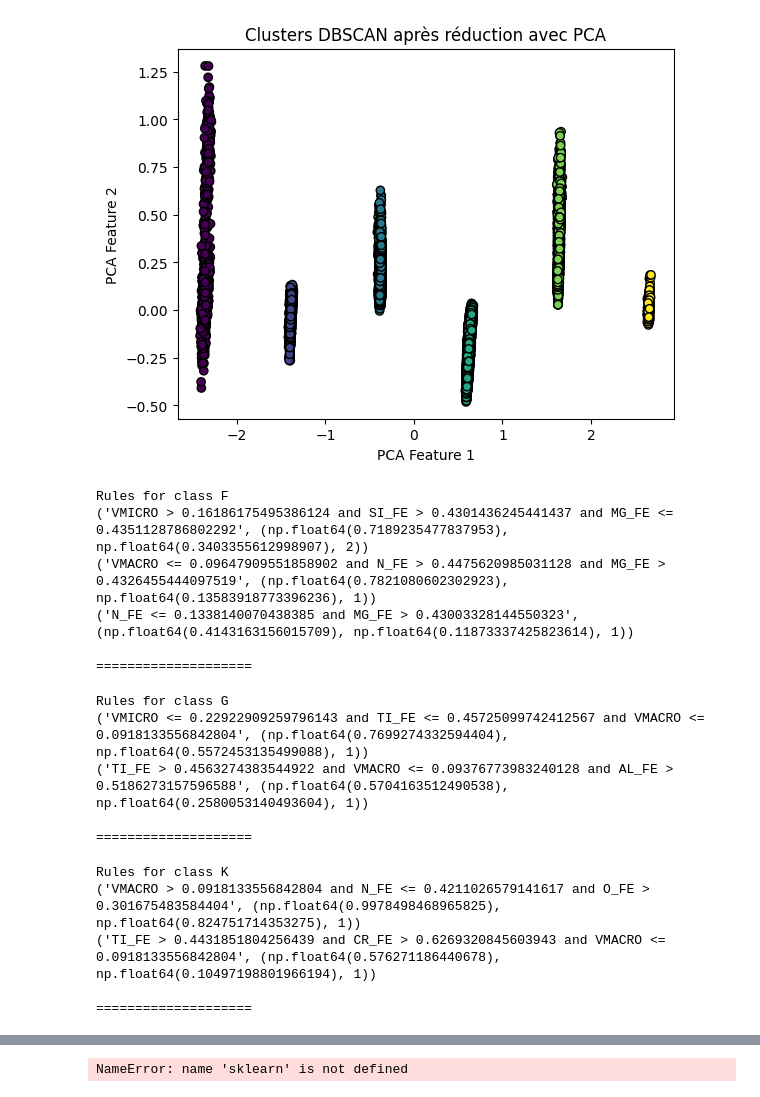
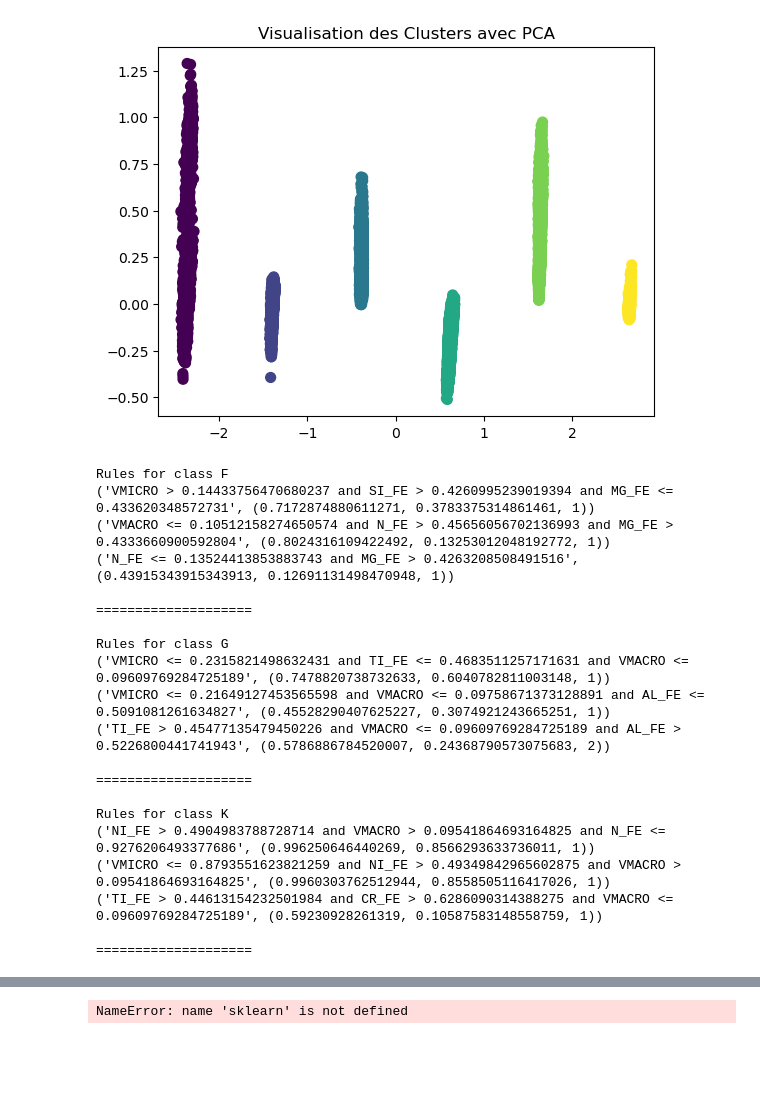
Before and after one commit to astrodeepnet/students-project-2024, a Jupyter notebook: notebooks/s2/Clustering.ipynb, the cells around one changed output, grey strips where cells are left out. Cells and saved outputs as stored; diff of their text form; code cells hidden in the pictures; blank space fills up the shorter version.

Commit message:
clustering avancement

```diff
--- a/notebooks/s2/Clustering.ipynb
+++ b/notebooks/s2/Clustering.ipynb
@@ -75,11 +76,11 @@ plt.show()
 k = 4  # Exemple pour 4 clusters
 
 # Appliquer KMeans
-kmeans = KMeans(n_clusters=k, random_state=42)  # random_state pour la reproductibilité
+kmeans = KMeans(n_clusters=4, random_state=42)  # random_state pour la reproductibilité
 kmeans.fit(data)  # Entrée des données normalisées
 
 # Obtenir les labels des clusters (indices de chaque cluster pour chaque point)
 labels = kmeans.labels_
 
 # Ajouter les labels au dataframe pour faciliter l'analyse
-data['Cluster'] = labels
+data.loc[:, 'Cluster'] = labels
@@ -234,10 +230,10 @@ ModuleNotFoundError: No module named 'plotly'
 # %%
 # DBSCAN
 # %%
-echantillon = data.sample(frac=0.1, random_state=42)  # 10% des données
+echantillon = data.sample(frac=0.25, random_state=42)  # 10% des données
 # %%
 # Appliquer DBSCAN
-dbscan = DBSCAN(eps=0.3, min_samples=10)  # Ajuste ces paramètres en fonction de ton dataset
+dbscan = DBSCAN(eps=0.3, min_samples=40)  # paramètres Epsilon : distance max entre 2 points, min_sample : nombre de points min pour former une région dense
 labels = dbscan.fit_predict(echantillon)
 # %%
 # Ajouter les labels au dataframe
@@ -270,16 +256,13 @@ plt.show()
 # %%
-from sklearn.decomposition import PCA
-
+# Pourquoi c'est moche comme ca
 pca = PCA(n_components=2)
-X_reduced = pca.fit_transform(echantillon)  # Réduit à 2 dimensions
-
-plt.scatter(X_reduced[:, 0], X_reduced[:, 1], c=labels, cmap='viridis', marker='o', edgecolors='k')
-plt.title("Clusters DBSCAN après réduction avec PCA")
-plt.xlabel("PCA Feature 1")
-plt.ylabel("PCA Feature 2")
+reduced_data = pca.fit_transform(echantillon)
+# Visualisation des clusters
+plt.scatter(reduced_data[:, 0], reduced_data[:, 1], c=labels, cmap='viridis', s=50)
+plt.title('Visualisation des Clusters avec PCA')
 plt.show()
 # %% [output]
-[figure, old version]
+[figure, new version]
 # %%
 #Skope-rules
 # %%
@@ -292,13 +277,13 @@ from skrules import SkopeRules
 # %%
-X = all_data[variable_utiles].values  # Extraction des variables utiles
+X = echantillon_all_data[variable_utiles].values  # Extraction des variables utiles
 
-y = all_data['class_spectral']  # Supposons que votre dataset a une colonne cible "target"
+y = echantillon_all_data['class_spectral']  # Supposons que votre dataset a une colonne cible "target"
 
 clf = SkopeRules(max_depth_duplication=2,
-                 n_estimators=30,
-                 precision_min=0.3,
-                 recall_min=0.1,
-                 feature_names=variable_utiles)
+                n_estimators=30,
+                precision_min=0.3,
+                recall_min=0.1,
+                feature_names=variable_utiles)
 
 # On entraîne un modèle pour chaque classe présente dans y
 for idx in sorted(set(y)):
@@ -310,18 +295,22 @@ for idx in sorted(set(y)):
     print('\n' + '=' * 20 + '\n')
 # %% [output]
 Rules for class F
-('VMICRO > 0.16186175495386124 and SI_FE > 0.4301436245441437 and MG_FE <= 0.4351128786802292', (np.float64(0.7189235477837953), np.float64(0.3403355612998907), 2))
-('VMACRO <= 0.09647909551858902 and N_FE > 0.4475620985031128 and MG_FE > 0.4326455444097519', (np.float64(0.7821080602302923), np.float64(0.13583918773396236), 1))
-('N_FE <= 0.1338140070438385 and MG_FE > 0.43003328144550323', (np.float64(0.4143163156015709), np.float64(0.11873337425823614), 1))
+('VMICRO > 0.14433756470680237 and SI_FE > 0.4260995239019394 and MG_FE <= 0.433620348572731', (0.7172874880611271, 0.3783375314861461, 1))
+('VMACRO <= 0.10512158274650574 and N_FE > 0.45656056702136993 and MG_FE > 0.4333660900592804', (0.8024316109422492, 0.13253012048192772, 1))
+('N_FE <= 0.13524413853883743 and MG_FE > 0.4263208508491516', (0.43915343915343913, 0.12691131498470948, 1))
 
 ====================
+
+Rules for class G
+('VMICRO <= 0.2315821498632431 and TI_FE <= 0.4683511257171631 and VMACRO <= 0.09609769284725189', (0.7478820738732633, 0.6040782811003148, 1))
+('VMICRO <= 0.21649127453565598 and VMACRO <= 0.09758671373128891 and AL_FE <= 0.5091081261634827', (0.45528290407625227, 0.3074921243665251, 1))
+('TI_FE > 0.45477135479450226 and VMACRO <= 0.09609769284725189 and AL_FE > 0.5226800441741943', (0.5786886784520007, 0.24368790573075683, 2))
+
+====================
+
+Rules for class K
+('NI_FE > 0.4904983788728714 and VMACRO > 0.09541864693164825 and N_FE <= 0.9276206493377686', (0.996250646440269, 0.8566293633736011, 1))
+('VMICRO <= 0.8793551623821259 and NI_FE > 0.49349842965602875 and VMACRO > 0.09541864693164825', (0.9960303762512944, 0.8558505116417026, 1))
+('TI_FE > 0.44613154232501984 and CR_FE > 0.6286090314388275 and VMACRO <= 0.09609769284725189', (0.59230928261319, 0.10587583148558759, 1))
+
+====================
-Rules for class G
-('VMICRO <= 0.22922909259796143 and TI_FE <= 0.45725099742412567 and VMACRO <= 0.0918133556842804', (np.float64(0.7699274332594404), np.float64(0.5572453135499088), 1))
-('TI_FE > 0.4563274383544922 and VMACRO <= 0.09376773983240128 and AL_FE > 0.5186273157596588', (np.float64(0.5704163512490538), np.float64(0.2580053140493604), 1))
-
-====================
-Rules for class K
-('VMACRO > 0.0918133556842804 and N_FE <= 0.4211026579141617 and O_FE > 0.301675483584404', (np.float64(0.9978498468965825), np.float64(0.824751714353275), 1))
-('TI_FE > 0.4431851804256439 and CR_FE > 0.6269320845603943 and VMACRO <= 0.0918133556842804', (np.float64(0.576271186440678), np.float64(0.10497198801966194), 1))
-
-====================
```
Also changed, not shown: parts of 17 cells of this notebook.
